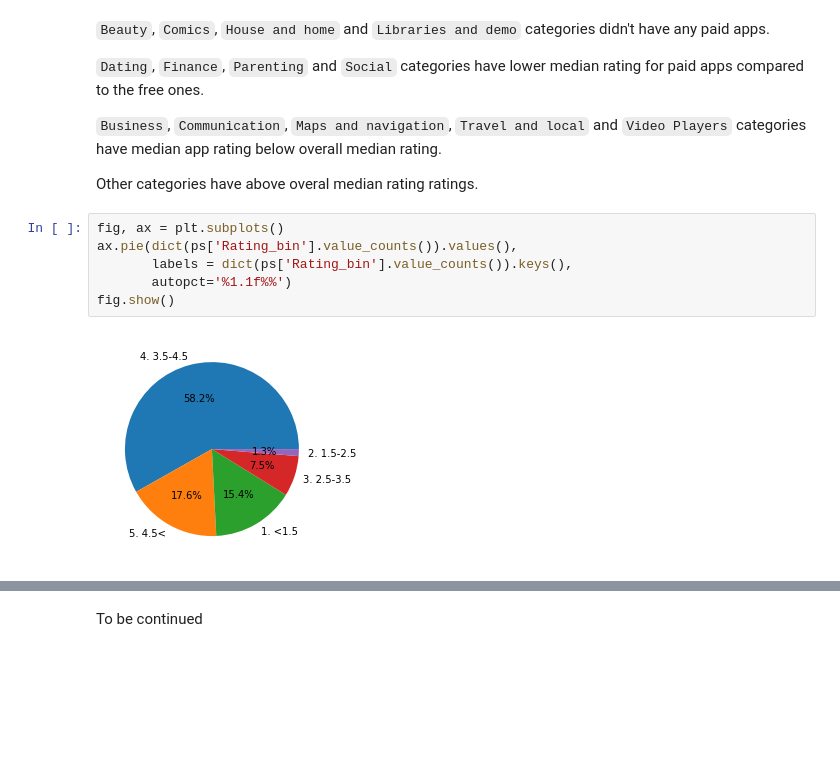
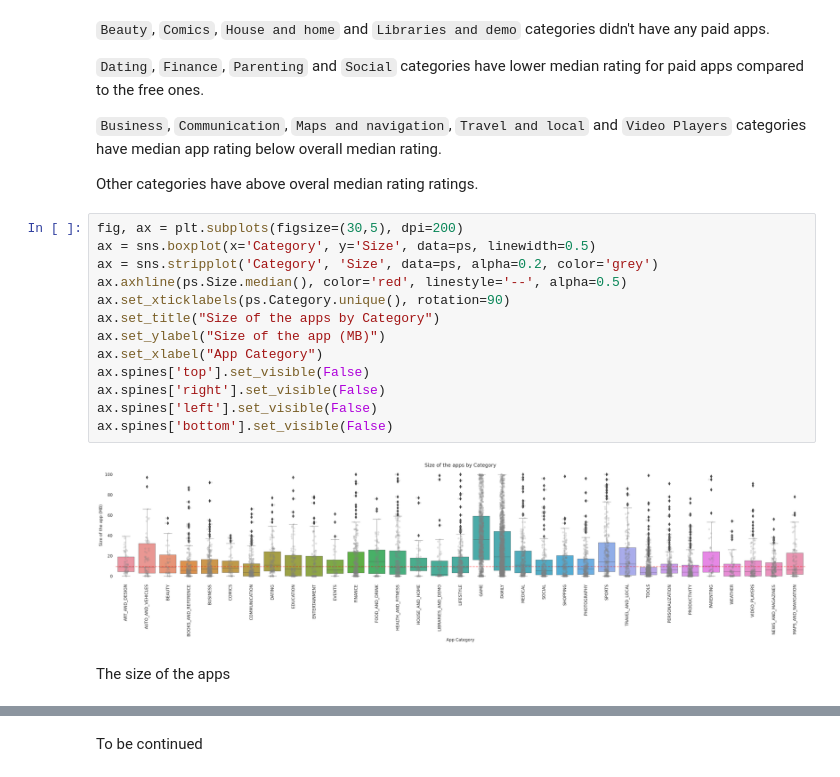
Before and after one commit to uyangas/Visualizations-in-Python, a Jupyter notebook: Google_play_store_app_seaborn.ipynb, the cells around one changed output, grey strips where cells are left out. Cells and saved outputs as stored; diff of their text form; blank space fills up the shorter version.

```diff
--- a/Google_play_store_app_seaborn.ipynb
+++ b/Google_play_store_app_seaborn.ipynb
@@ -436,11 +484,20 @@ ax.spines['right'].set_visible(False)
 `Business`, `Communication`, `Maps and navigation`, `Travel and local` and `Video Players` categories have median app rating below overall median rating.
 
 Other categories have above overal median rating ratings.
-# %%
-fig, ax = plt.subplots()
-ax.pie(dict(ps['Rating_bin'].value_counts()).values(),
-       labels = dict(ps['Rating_bin'].value_counts()).keys(),
-       autopct='%1.1f%%')
-fig.show()
-# %% [output]
-[figure, removed]
+# %%
+fig, ax = plt.subplots(figsize=(30,5), dpi=200)
+ax = sns.boxplot(x='Category', y='Size', data=ps, linewidth=0.5)
+ax = sns.stripplot('Category', 'Size', data=ps, alpha=0.2, color='grey')
+ax.axhline(ps.Size.median(), color='red', linestyle='--', alpha=0.5)
+ax.set_xticklabels(ps.Category.unique(), rotation=90)
+ax.set_title("Size of the apps by Category")
+ax.set_ylabel("Size of the app (MB)")
+ax.set_xlabel("App Category")
+ax.spines['top'].set_visible(False)
+ax.spines['right'].set_visible(False)
+ax.spines['left'].set_visible(False)
+ax.spines['bottom'].set_visible(False)
+# %% [output]
+[figure, added]
+# %% [markdown]
+The size of the apps
```
Also changed, not shown: parts of 26 cells of this notebook.
